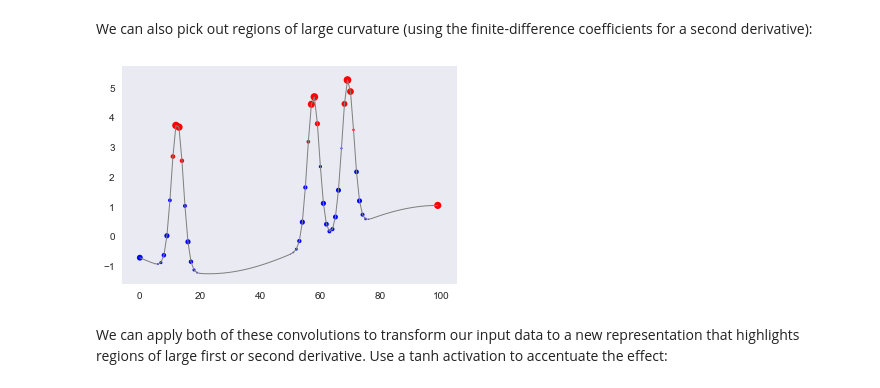
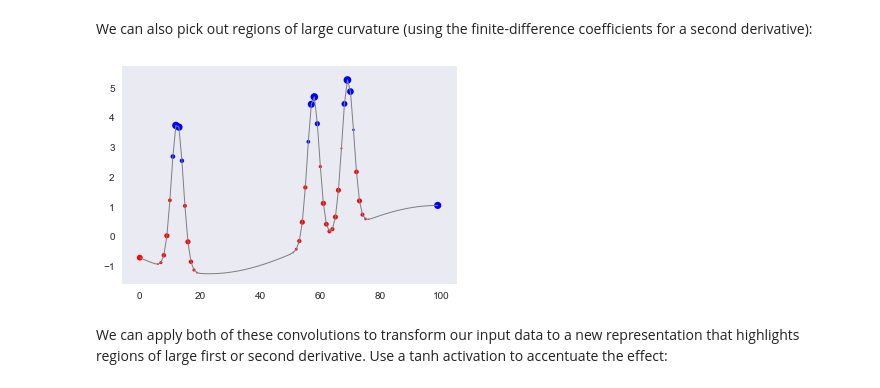
Before and after one commit to dkirkby/MachineLearningStatistics, a Jupyter notebook: notebooks/DeepLearning.ipynb, the cells around one changed output. Saved outputs shown, nothing was run; the diff lists cells and outputs as text; code cells hidden in the pictures.

```diff
--- a/notebooks/DeepLearning.ipynb
+++ b/notebooks/DeepLearning.ipynb
@@ -213,9 +232,9 @@ plot_convolved(X[1, 1], [0.5,0,-0.5])
 # %% [markdown]
 We can also pick out regions of large curvature (using the finite-difference coefficients for a second derivative):
 # %%
-plot_convolved(X[1, 1], [-1.,2.,-1.])
+plot_convolved(X[1, 1], [1.,-2.,1.])
 # %% [output]
-[figure, old version]
+[figure, new version]
 # %% [markdown]
 We can apply both of these convolutions to transform our input data to a new representation that highlights regions of large first or second derivative. Use a tanh activation to accentuate the effect:
 # %%
```
Also changed, not shown: parts of 15 cells of this notebook.
